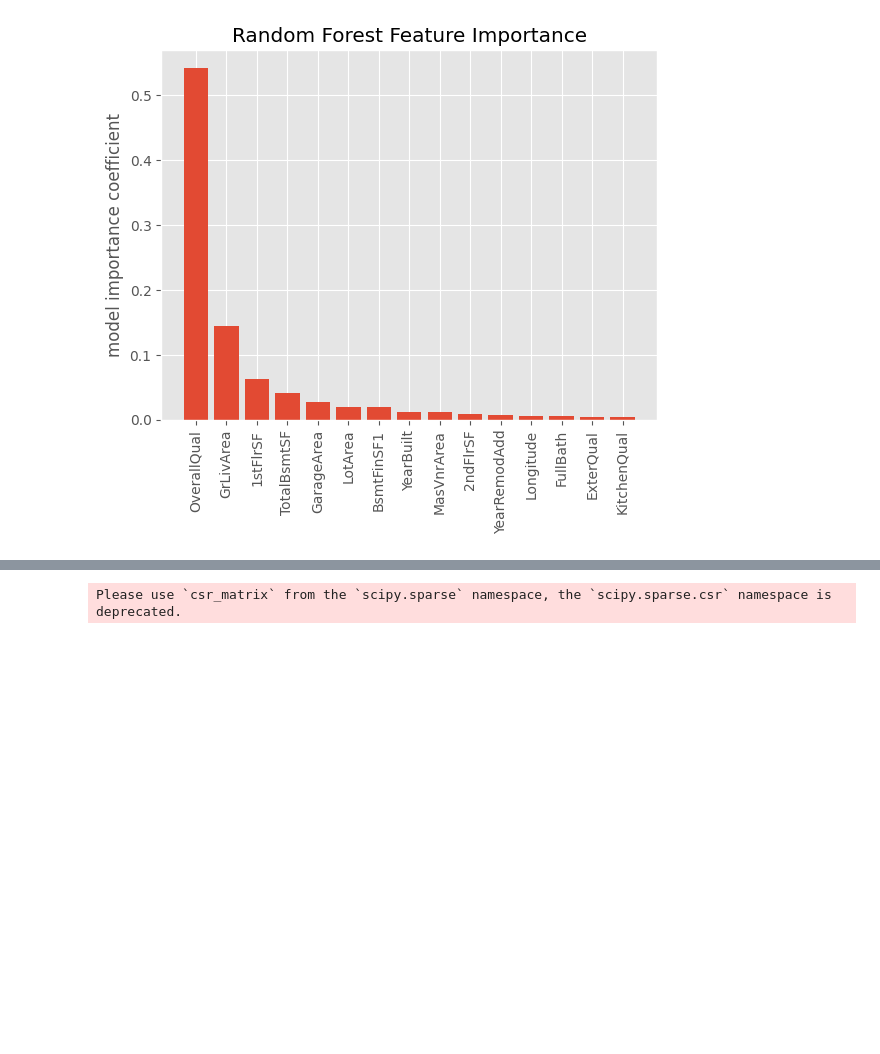
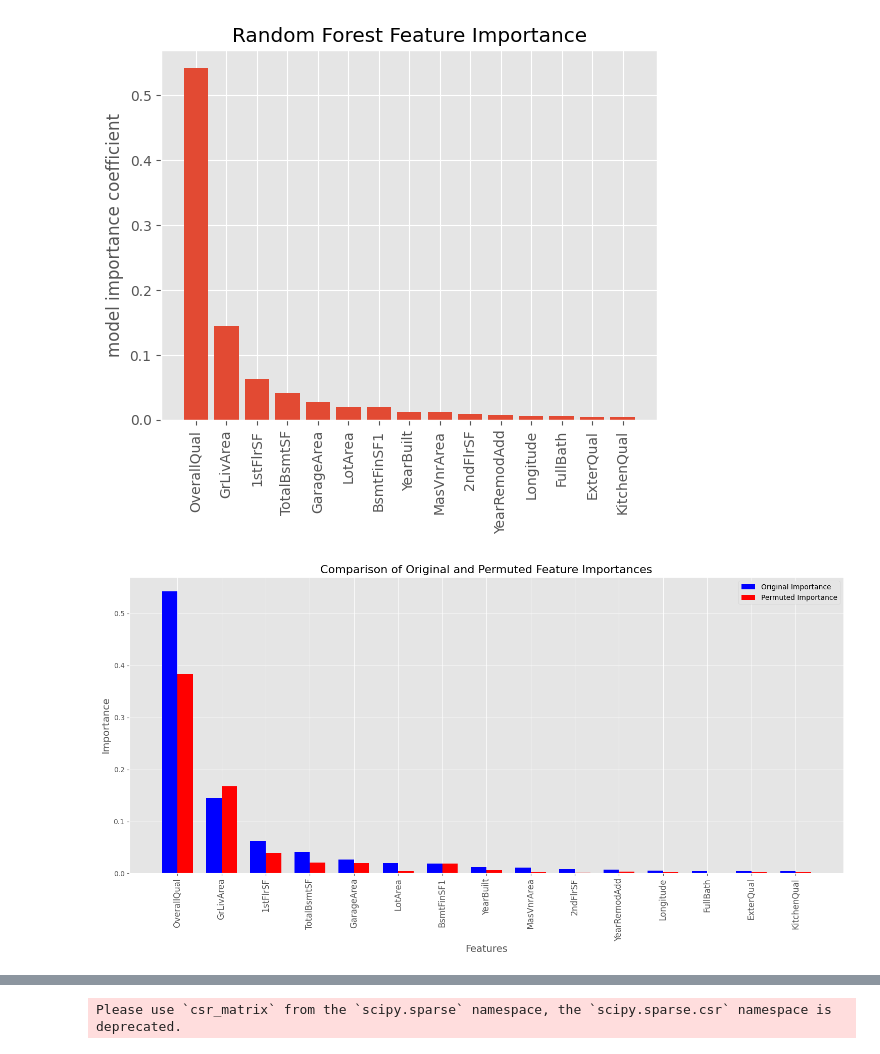
Before and after one commit to willfreeman1/AMES, a Jupyter notebook: ML_models_RF&XGB.ipynb, the cells around one changed output, grey strips where cells are left out. Drawn from its saved outputs; the diff is of its cells as text; code cells hidden in the pictures; blank space fills up the shorter version.

```diff
--- a/ML_models_RF&XGB.ipynb
+++ b/ML_models_RF&XGB.ipynb
@@ -231,3 +231,69 @@ plt.title("Random Forest Feature Importance")
 plt.show()
 # %% [output]
 [figure]
+# %%
+from sklearn.metrics import mean_squared_error, make_scorer
+from sklearn.inspection import permutation_importance
+import joblib
+
+def permuted_feature_importance(pipeline, X_test, y_test):
+    baseline_r2 = r2_score(y_test, pipeline.predict(X_test))
+    importances = {}
+
+    for feature in X_test.columns:
+        X_test_permuted = X_test.copy()
+        X_test_permuted[feature] = np.random.permutation(X_test_permuted[feature])
+
+        permuted_r2 = r2_score(y_test, pipeline.predict(X_test_permuted))
+        importances[feature] = baseline_r2 - permuted_r2
+
+    return importances
+
+# Calculate permuted feature importance
+rf_permuted_importances = permuted_feature_importance(rf_pipeline, X_test, y_test)
+
+# Convert to DataFrame and sort
+rf_permuted_importances_df = pd.DataFrame.from_dict(rf_permuted_importances, orient='index', columns=['Importance'])
+rf_permuted_importances_df.sort_values(by='Importance', ascending=False, inplace=True)
+
+# Save to CSV
+# permuted_importances_df.to_csv("permuted_feature_importance.csv", index_label='Feature')
+
+# Assuming `rf_feature_importance` and `permuted_importances_df` are the DataFrames with the importances
+# And that 'Feature' column has the same naming convention in both
+
+# Select the top 15 features from the original importances for comparison
+top_features = rf_feature_importance.head(15)['Feature']
+
+# Initialize an empty DataFrame to store the comparison
+comparison_importances = pd.DataFrame(index=top_features)
+
+# Retrieve the original importances for the top features
+comparison_importances['Original Importance'] = rf_feature_importance.set_index('Feature').reindex(top_features)['Importance']
+
+# Retrieve the permuted importances for the same top features
+# Make sure to match the feature names exactly
+comparison_importances['Permuted Importance'] = rf_permuted_importances_df.reindex(top_features)['Importance']
+
+# Plotting
+fig, ax = plt.subplots(figsize=(15, 8))
+bar_width = 0.35
+index = np.arange(len(top_features))
+
+# Plotting both bars
+ax.bar(index, comparison_importances['Original Importance'], bar_width, label='Original Importance', color='b')
+ax.bar(index + bar_width, comparison_importances['Permuted Importance'], bar_width, label='Permuted Importance', color='r')
+
+# Adding labels, legend, and title
+ax.set_xlabel('Features', fontsize=14)
+ax.set_ylabel('Importance', fontsize=14)
+ax.set_title('Comparison of Original and Permuted Feature Importances', fontsize=16)
+ax.set_xticks(index + bar_width / 2)
+ax.set_xticklabels(comparison_importances.index, rotation=90, fontsize=12)
+ax.legend()
+
+# Show plot
+plt.tight_layout()
+plt.show()
+# %% [output]
+[figure, added]
```
Also changed, not shown: parts of 21 cells of this notebook, 5 other files.
